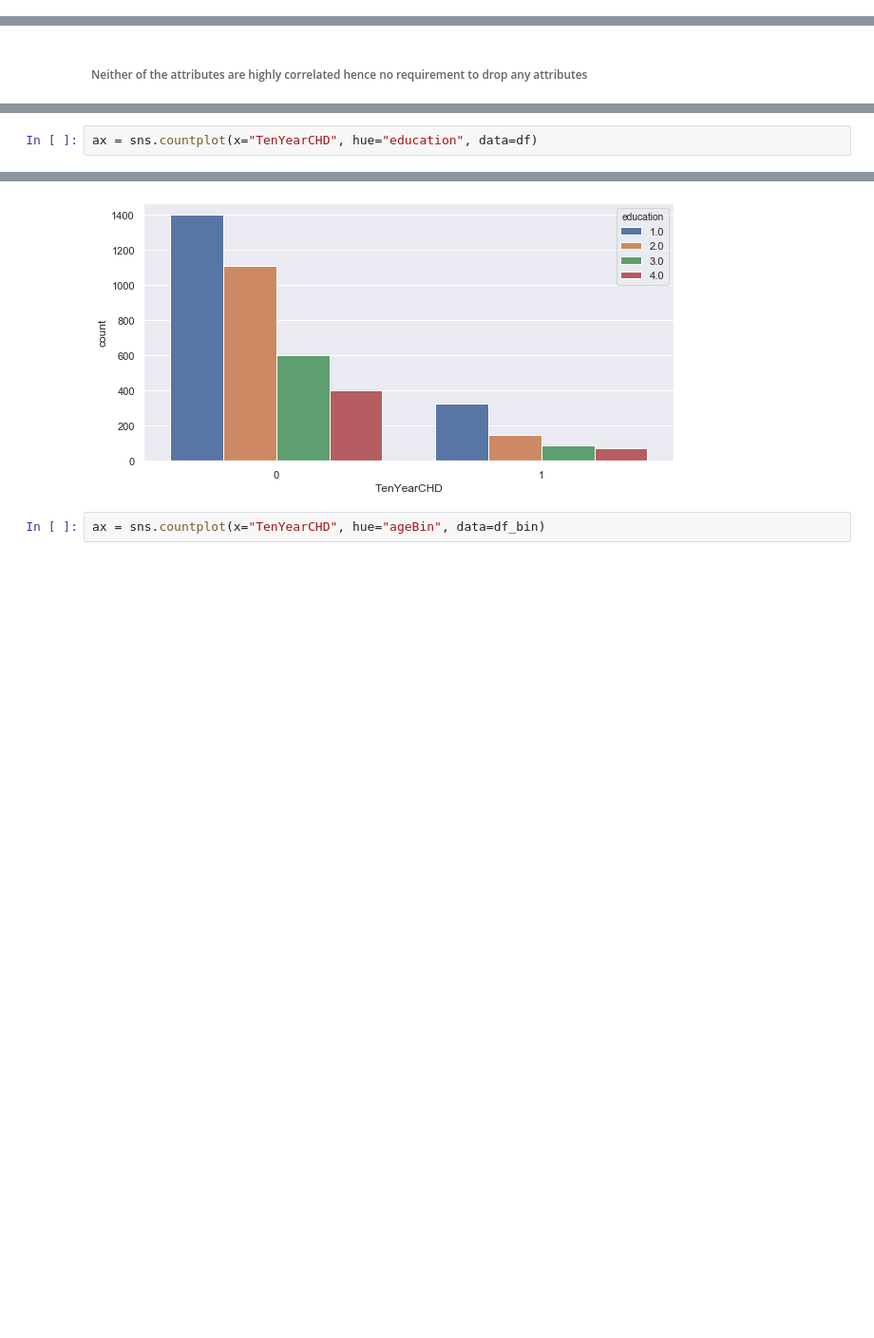
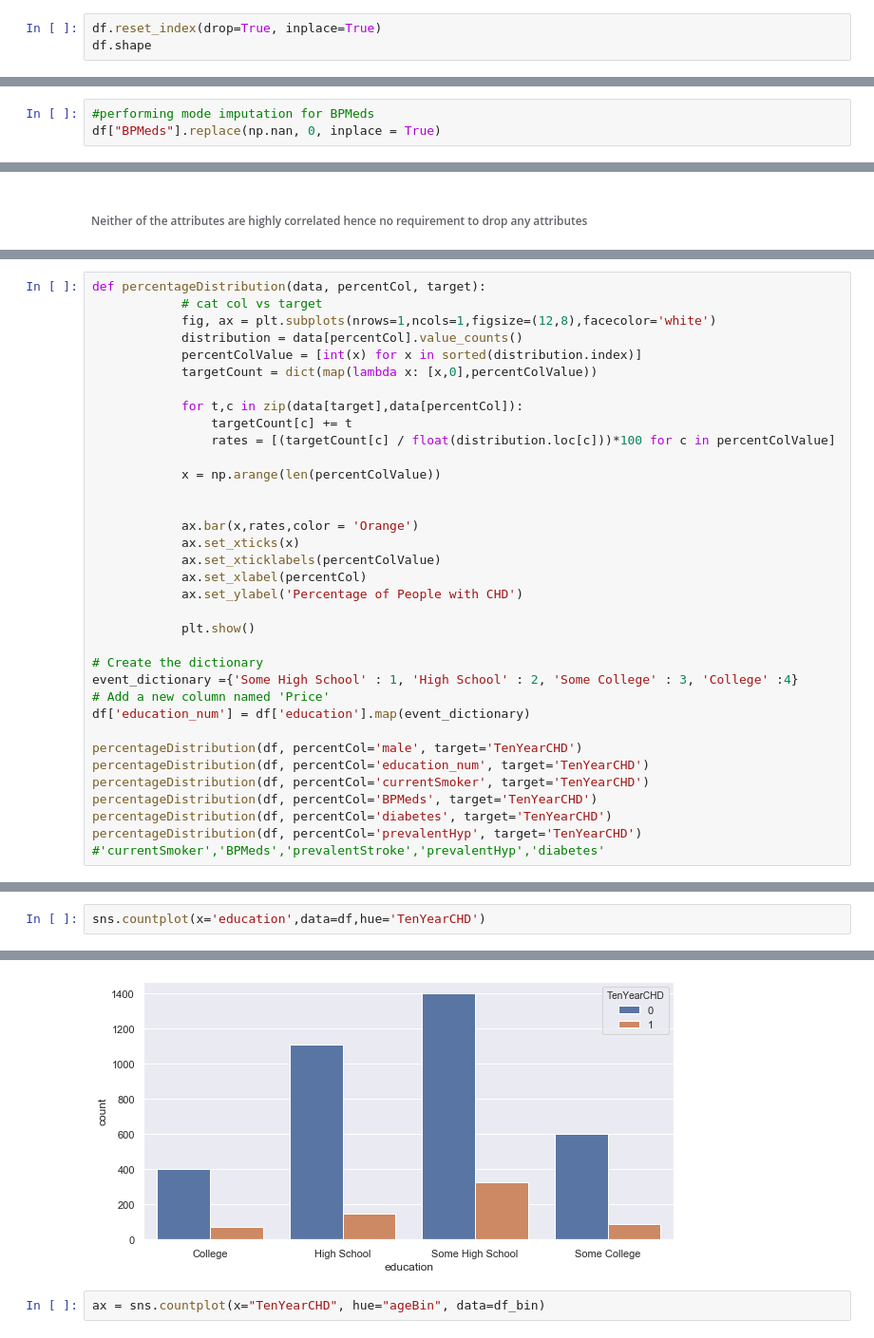
Before and after one commit to bitspilanigroup2/heartdisease, a Jupyter notebook: notebooks/1.0-lalitha-initial-data-exploration.ipynb, the cells around one changed output, grey strips where cells are left out. Shown at 95% size. Drawn from its saved outputs; the diff is of its cells as text; blank space fills up the shorter version.

```diff
--- a/notebooks/1.0-lalitha-initial-data-exploration.ipynb
+++ b/notebooks/1.0-lalitha-initial-data-exploration.ipynb
@@ -202,0 +270,3 @@ Name: education, dtype: int64
+# %%
+df.reset_index(drop=True, inplace=True)
+df.shape
@@ -202,0 +551,3 @@ Name: education, dtype: int64
+# %%
+#performing mode imputation for BPMeds
+df["BPMeds"].replace(np.nan, 0, inplace = True)
@@ -713,3 +1110,38 @@ sns.pairplot(df_numeric)
 # %% [output]
 <seaborn.axisgrid.PairGrid at 0x...>
 [figure]
+# %%
+def percentageDistribution(data, percentCol, target):
+            # cat col vs target
+            fig, ax = plt.subplots(nrows=1,ncols=1,figsize=(12,8),facecolor='white')
+            distribution = data[percentCol].value_counts()
+            percentColValue = [int(x) for x in sorted(distribution.index)]
+            targetCount = dict(map(lambda x: [x,0],percentColValue))
+
+            for t,c in zip(data[target],data[percentCol]):
+                targetCount[c] += t
+                rates = [(targetCount[c] / float(distribution.loc[c]))*100 for c in percentColValue]
+
+            x = np.arange(len(percentColValue))
+
+
+            ax.bar(x,rates,color = 'Orange')
+            ax.set_xticks(x)
+            ax.set_xticklabels(percentColValue)
+            ax.set_xlabel(percentCol)
+            ax.set_ylabel('Percentage of People with CHD')
+
+            plt.show()
+
+# Create the dictionary
+event_dictionary ={'Some High School' : 1, 'High School' : 2, 'Some College' : 3, 'College' :4}
+# Add a new column named 'Price'
+df['education_num'] = df['education'].map(event_dictionary)
+
+percentageDistribution(df, percentCol='male', target='TenYearCHD')
+percentageDistribution(df, percentCol='education_num', target='TenYearCHD')
+percentageDistribution(df, percentCol='currentSmoker', target='TenYearCHD')
+percentageDistribution(df, percentCol='BPMeds', target='TenYearCHD')
+percentageDistribution(df, percentCol='diabetes', target='TenYearCHD')
+percentageDistribution(df, percentCol='prevalentHyp', target='TenYearCHD')
+#'currentSmoker','BPMeds','prevalentStroke','prevalentHyp','diabetes'
@@ -720,3 +1172,3 @@ ax = sns.countplot(x="TenYearCHD", hue="male", data=df)
 # %%
-ax = sns.countplot(x="TenYearCHD", hue="education", data=df)
+sns.countplot(x='education',data=df,hue='TenYearCHD')
 # %% [output]
@@ -723,4 +1176,4 @@ ax = sns.countplot(x="TenYearCHD", hue="education", data=df)
-[figure, old version]
+[figure, new version]
 # %%
 ax = sns.countplot(x="TenYearCHD", hue="ageBin", data=df_bin)
 # %% [output]
```
Also changed, not shown: parts of 133 cells of this notebook.
